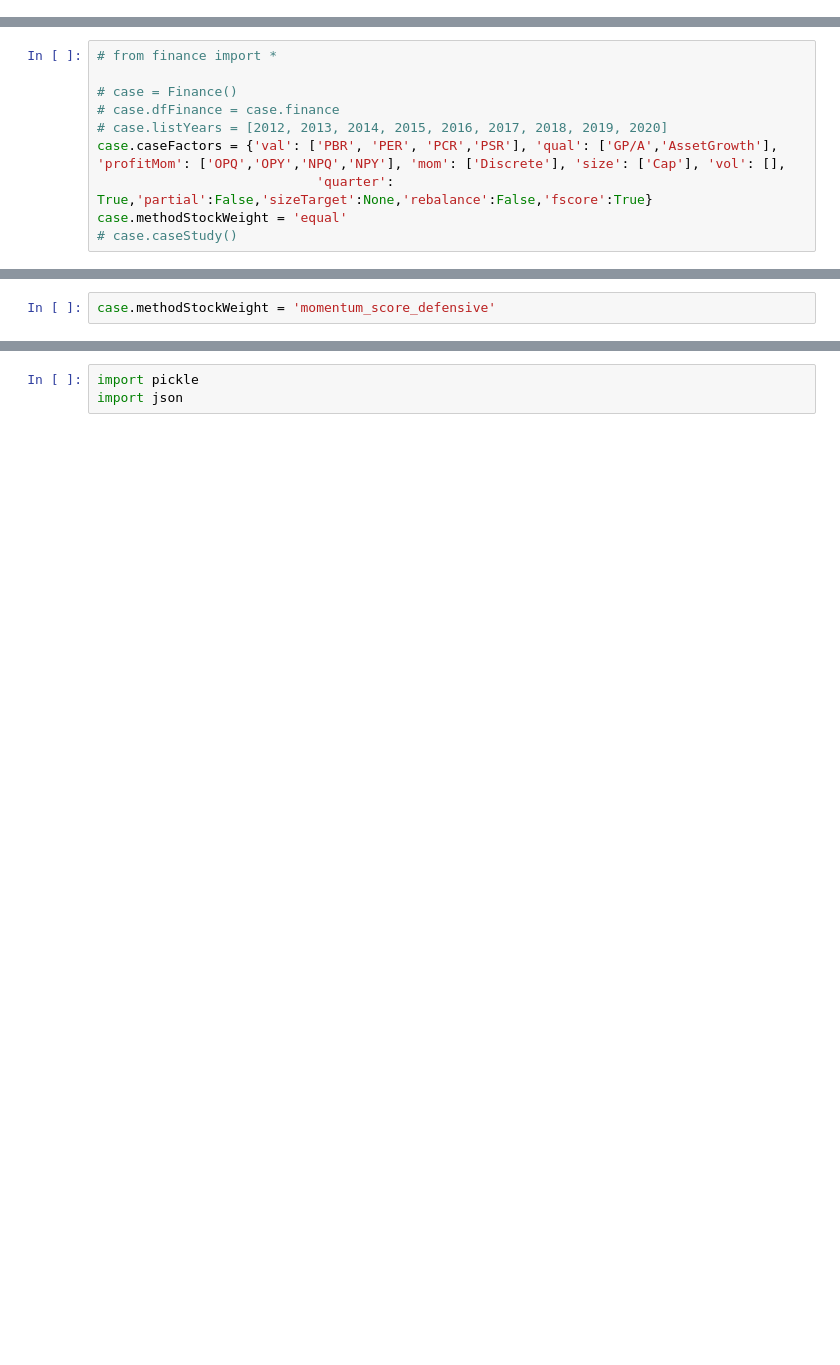
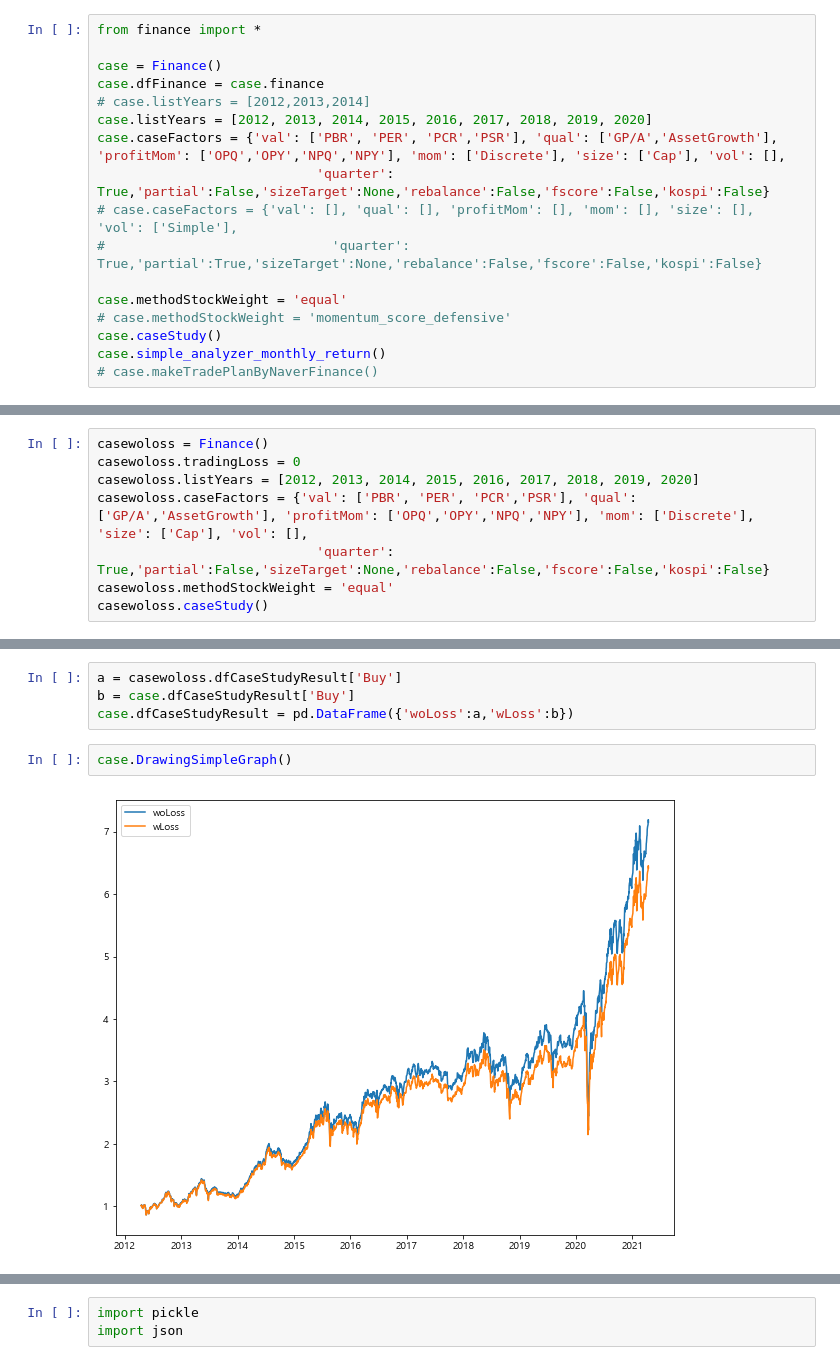
Before and after one commit to malkovich0/FinancePy, a Jupyter notebook: test.ipynb, the cells around one changed output, grey strips where cells are left out. Cells and saved outputs as stored; diff of their text form; blank space fills up the shorter version.

```diff
--- a/test.ipynb
+++ b/test.ipynb
@@ -0,0 +1,17 @@
+# %%
+from finance import *
+
+case = Finance()
+case.dfFinance = case.finance
+# case.listYears = [2012,2013,2014]
+case.listYears = [2012, 2013, 2014, 2015, 2016, 2017, 2018, 2019, 2020]
+case.caseFactors = {'val': ['PBR', 'PER', 'PCR','PSR'], 'qual': ['GP/A','AssetGrowth'], 'profitMom': ['OPQ','OPY','NPQ','NPY'], 'mom': ['Discrete'], 'size': ['Cap'], 'vol': [],
+                            'quarter': True,'partial':False,'sizeTarget':None,'rebalance':False,'fscore':False,'kospi':False}
+# case.caseFactors = {'val': [], 'qual': [], 'profitMom': [], 'mom': [], 'size': [], 'vol': ['Simple'],
+#                             'quarter': True,'partial':True,'sizeTarget':None,'rebalance':False,'fscore':False,'kospi':False}
+
+case.methodStockWeight = 'equal'
+# case.methodStockWeight = 'momentum_score_defensive'
+case.caseStudy()
+case.simple_analyzer_monthly_return()
+# case.makeTradePlanByNaverFinance()
@@ -1,10 +53,8 @@
 # %%
-# from finance import *
-
-# case = Finance()
-# case.dfFinance = case.finance
-# case.listYears = [2012, 2013, 2014, 2015, 2016, 2017, 2018, 2019, 2020]
-case.caseFactors = {'val': ['PBR', 'PER', 'PCR','PSR'], 'qual': ['GP/A','AssetGrowth'], 'profitMom': ['OPQ','OPY','NPQ','NPY'], 'mom': ['Discrete'], 'size': ['Cap'], 'vol': [],
-                            'quarter': True,'partial':False,'sizeTarget':None,'rebalance':False,'fscore':True}
-case.methodStockWeight = 'equal'
-# case.caseStudy()
+casewoloss = Finance()
+casewoloss.tradingLoss = 0
+casewoloss.listYears = [2012, 2013, 2014, 2015, 2016, 2017, 2018, 2019, 2020]
+casewoloss.caseFactors = {'val': ['PBR', 'PER', 'PCR','PSR'], 'qual': ['GP/A','AssetGrowth'], 'profitMom': ['OPQ','OPY','NPQ','NPY'], 'mom': ['Discrete'], 'size': ['Cap'], 'vol': [],
+                            'quarter': True,'partial':False,'sizeTarget':None,'rebalance':False,'fscore':False,'kospi':False}
+casewoloss.methodStockWeight = 'equal'
+casewoloss.caseStudy()
@@ -11,2 +79,8 @@ case.methodStockWeight = 'equal'
-# %%
-case.methodStockWeight = 'momentum_score_defensive'
+# %%
+a = casewoloss.dfCaseStudyResult['Buy']
+b = case.dfCaseStudyResult['Buy']
+case.dfCaseStudyResult = pd.DataFrame({'woLoss':a,'wLoss':b})
+# %%
+case.DrawingSimpleGraph()
+# %% [output]
+[figure, added]
```
Also changed, not shown: parts of 149 cells of this notebook, 3 other files.
